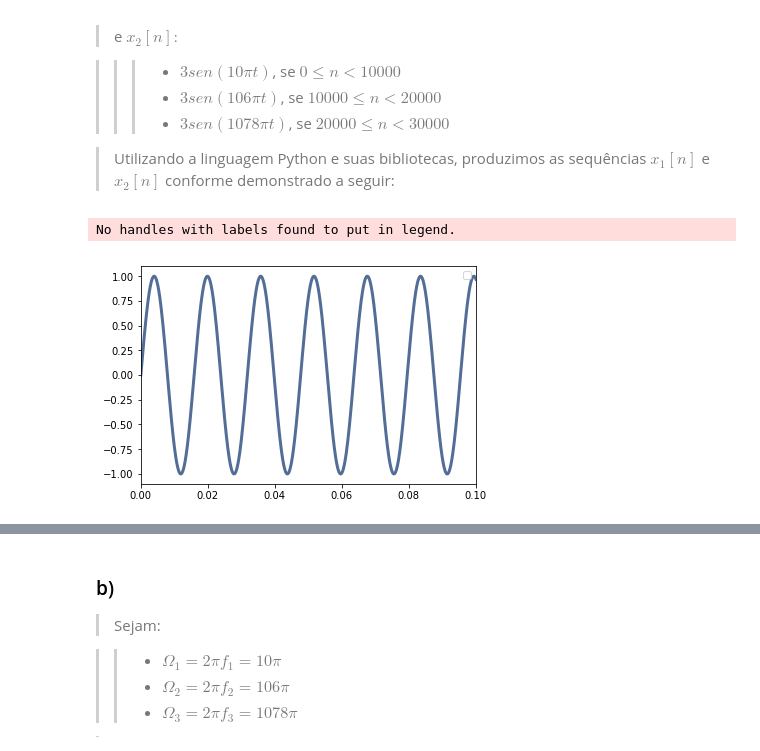
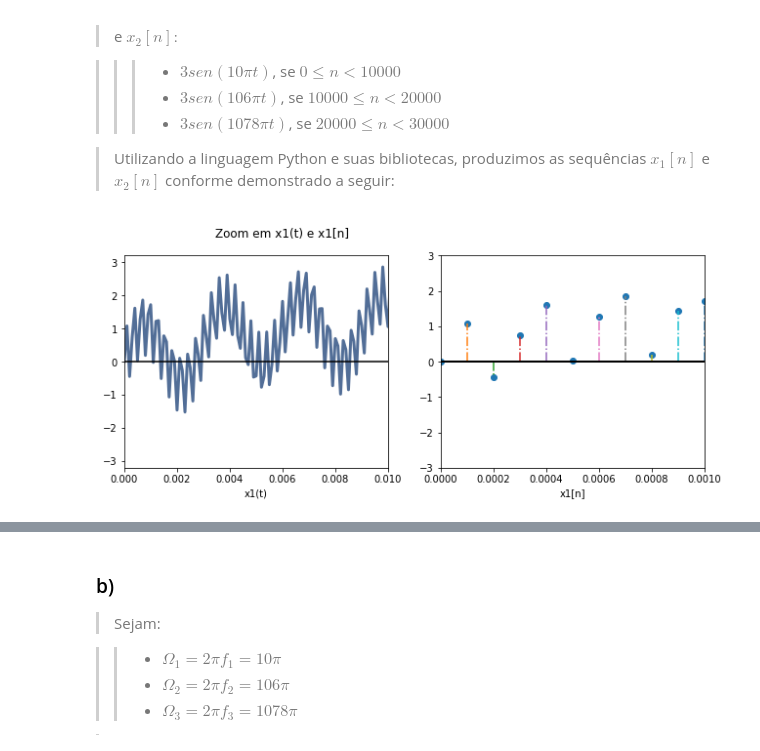
Before and after one commit to ecalasans/pds_-2, a Jupyter notebook: p2.ipynb, the cells around one changed output, grey strips where cells are left out. Drawn from its saved outputs; the diff is of its cells as text; code cells hidden in the pictures.

```diff
--- a/p2.ipynb
+++ b/p2.ipynb
@@ -51,39 +51,56 @@ $$x_{1}[n] = sen(10 \pi n) + sen(106 \pi n) + sen(1078 \pi n)$$
 # %%
 import numpy as np
 from ThinkDSP import thinkdsp
 from ThinkDSP import thinkplot # Bibliotecas para PDS(https://github.com/AllenDowney/ThinkDSP)
 import scipy
 import math
 import matplotlib.pyplot as plt
 
 %matplotlib inline
 
 DOIS_PI = 2 * math.pi
 
 # Frequências calculadas conforme a matrícula
-freq1 = 10 * DOIS_PI
-freq2  = 106 * DOIS_PI
-freq3 = 1078 * DOIS_PI
+freq1 = 5 * DOIS_PI
+freq2  = 53 * DOIS_PI
+freq3 = 539 * DOIS_PI
 
 # Senóides
-sen1_t = thinkdsp.SinSignal(freq1)
-sen2_t = thinkdsp.SinSignal(freq2)
-sen3_t = thinkdsp.SinSignal(freq3)
+x11_t = thinkdsp.SinSignal(freq1)
+x12_t = thinkdsp.SinSignal(freq2)
+x13_t = thinkdsp.SinSignal(freq3)
 
 # Sequências x1_n e x2_n
-x1_t = sen1_t + sen2_t + sen3_t
+x1_t = x11_t + x12_t + x13_t
 
-x1_n = x1_t.make_wave(duration=3, start=0, framerate=10000)
+x1_n = x1_t.make_wave(duration=0.1, start=0, framerate=10000)
 
-sen1_n = sen1_t.make_wave(duration=1, start=0, framerate=10000)
-sen2_n = sen2_t.make_wave(duration=1, start=1, framerate=10000)
-sen3_n = sen3_t.make_wave(duration=1, start=2, framerate=10000)
+x21_t = thinkdsp.SinSignal(freq1, amp=3)
+x22_t = thinkdsp.SinSignal(freq2, amp=3)
+x23_t = thinkdsp.SinSignal(freq3, amp=3)
 
-x2_n = sen1_n + sen2_n + sen3_n
+w21_n = x21_t.make_wave(duration=1, start=0, framerate=10000)
+w22_n = x22_t.make_wave(duration=1, start=1, framerate=10000)
+w23_n = x23_t.make_wave(duration=1, start=2, framerate=10000)
 
-x2_n.plot()
-thinkplot.config(xlim = (0,0.1))
+x2_n = (w21_n + w22_n + w23_n)
+
+# Gráficos
+# x1_n
+plt.subplot(1,2,1)
+plt.suptitle('Zoom em x1(t) e x1[n]')
+x1_n.plot()
+plt.xlim(0,0.01)
+plt.xlabel('x1(t)')
+plt.axhline(y=0, color='k')
+
+plt.subplot(1,2,2)
+markerline, stemlines, baseline = plt.stem(x1_n.ts, x1_n.ys, '-.')
+plt.setp(baseline, color='k', linewidth=2)
+plt.xlim(0,0.001)
+plt.ylim(-3,3)
+plt.xlabel('x1[n]')
+plt.subplots_adjust(right=1.5)
 plt.show()
 # %% [output]
-No handles with labels found to put in legend.
-[figure, old version]
+[figure, new version]
```
Also changed, not shown: parts of 2 cells of this notebook, 1 other file.
